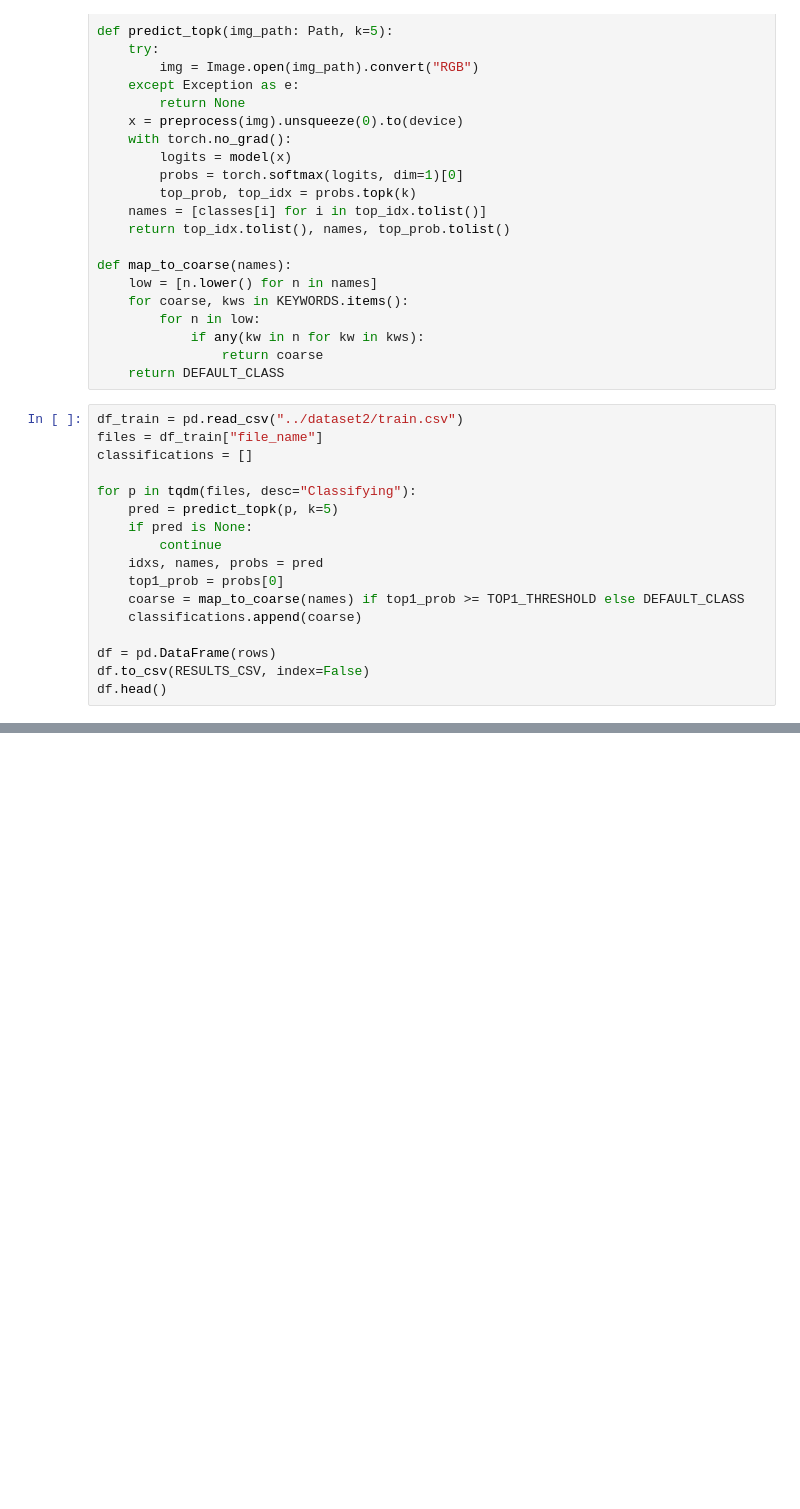
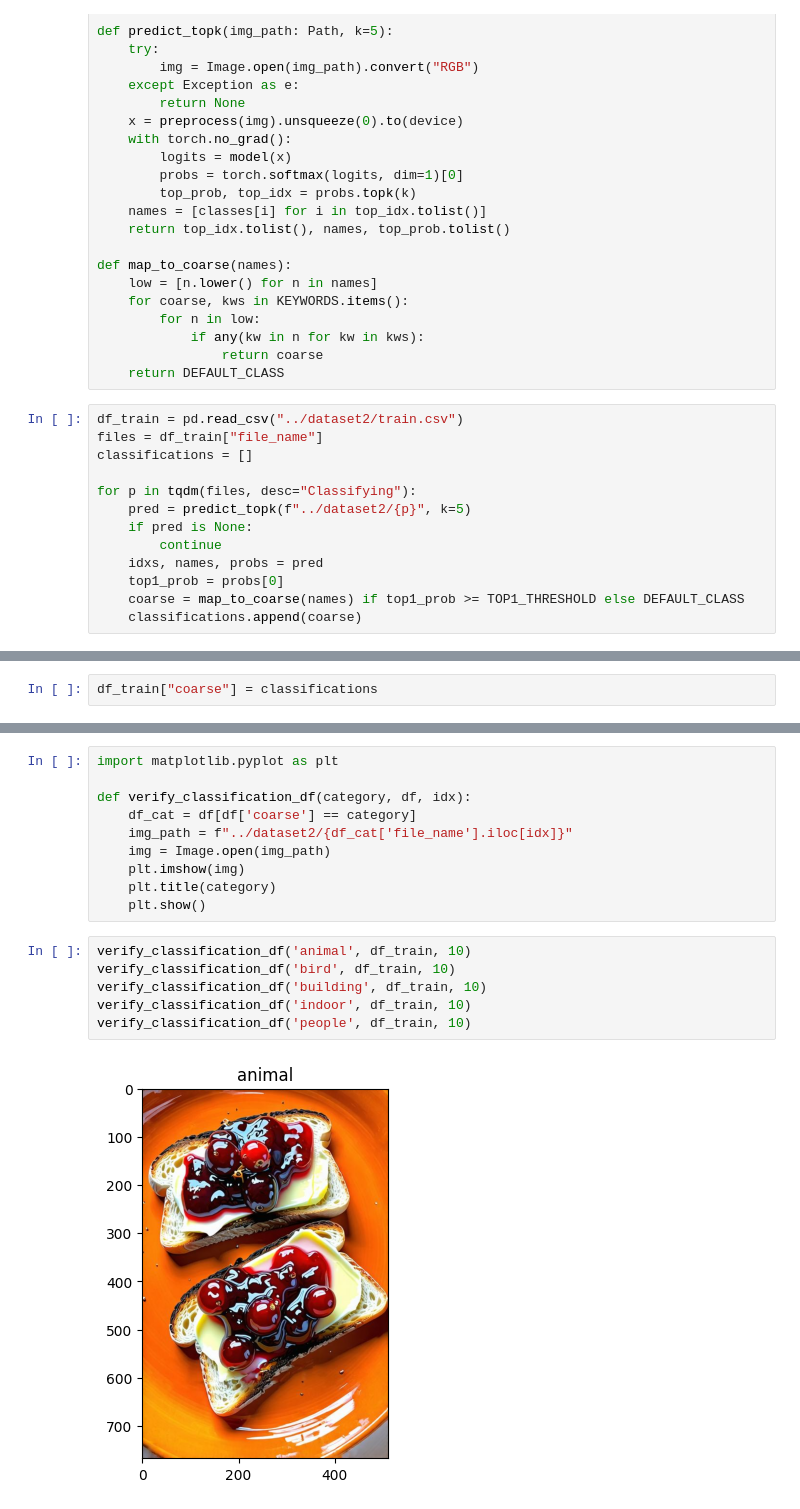
Before and after one commit to aligtb/ai-image-detector-comparison, a Jupyter notebook: notebooks/preprocessing.ipynb, the cells around one changed output, grey strips where cells are left out. Cells and saved outputs as stored; diff of their text form; blank space fills up the shorter version.

```diff
--- a/notebooks/preprocessing.ipynb
+++ b/notebooks/preprocessing.ipynb
@@ -224,14 +224,10 @@ files = df_train["file_name"]
 classifications = []
 
 for p in tqdm(files, desc="Classifying"):
-    pred = predict_topk(p, k=5)
+    pred = predict_topk(f"../dataset2/{p}", k=5)
     if pred is None:
         continue
     idxs, names, probs = pred
     top1_prob = probs[0]
     coarse = map_to_coarse(names) if top1_prob >= TOP1_THRESHOLD else DEFAULT_CLASS
     classifications.append(coarse)
-
-df = pd.DataFrame(rows)
-df.to_csv(RESULTS_CSV, index=False)
-df.head()
@@ -274,0 +238,2 @@ Name: count, dtype: int64
+# %%
+df_train["coarse"] = classifications
@@ -274,0 +249,18 @@ Name: count, dtype: int64
+# %%
+import matplotlib.pyplot as plt
+
+def verify_classification_df(category, df, idx):
+    df_cat = df[df['coarse'] == category]
+    img_path = f"../dataset2/{df_cat['file_name'].iloc[idx]}"
+    img = Image.open(img_path)
+    plt.imshow(img)
+    plt.title(category)
+    plt.show()
+# %%
+verify_classification_df('animal', df_train, 10)
+verify_classification_df('bird', df_train, 10)
+verify_classification_df('building', df_train, 10)
+verify_classification_df('indoor', df_train, 10)
+verify_classification_df('people', df_train, 10)
+# %% [output]
+[figure, added]
```
Also changed, not shown: parts of 5 cells of this notebook.
